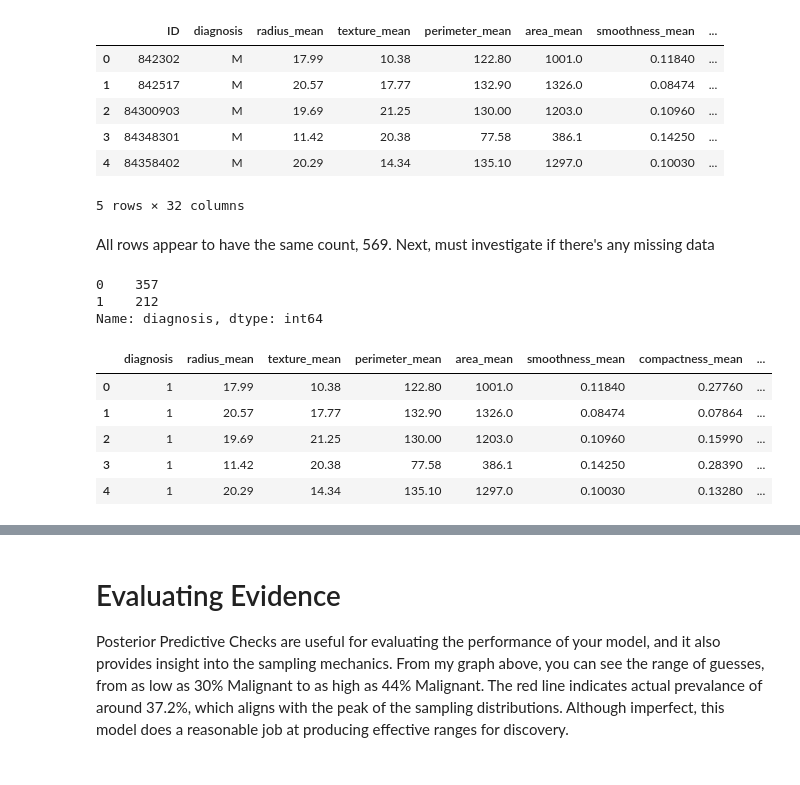
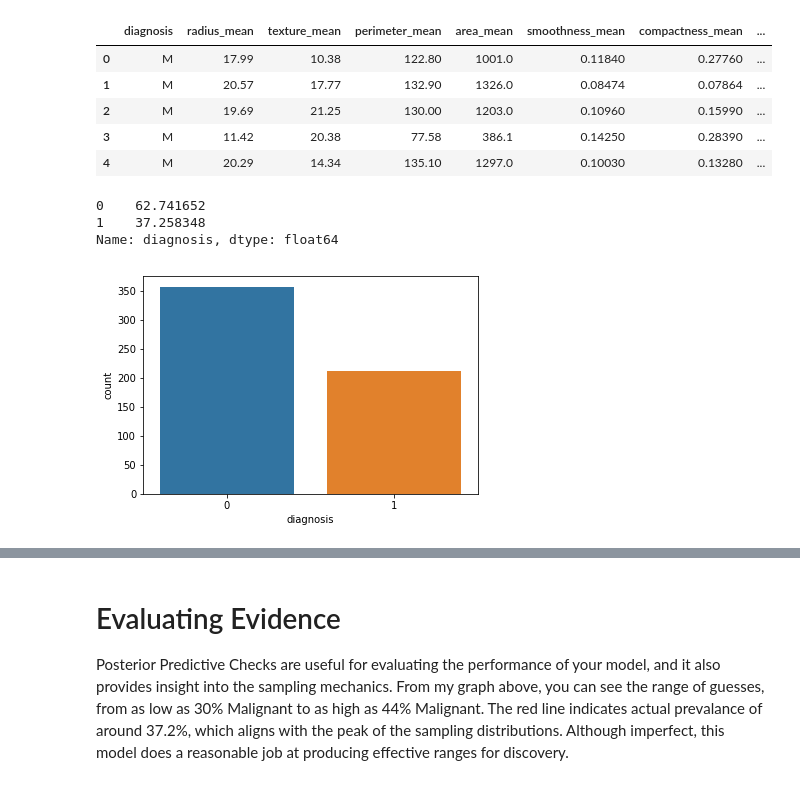
Before and after one commit to jjsr93/bayesian-modeling, a Jupyter notebook: Bayesian+Model+-+Breast+Cancer.ipynb, the cells around one changed output, grey strips where cells are left out. Saved outputs shown, nothing was run; the diff lists cells and outputs as text; code cells hidden in the pictures.

```diff
--- a/Bayesian+Model+-+Breast+Cancer.ipynb
+++ b/Bayesian+Model+-+Breast+Cancer.ipynb
@@ -28,0 +23,4 @@ Index(['ID', 'diagnosis', 'radius_mean', 'texture_mean', 'perimeter_mean',
+# %%
+import pandas as pd
+data = pd.read_csv('cancer.csv')
+data.head()
@@ -29,35 +35,22 @@ Index(['ID', 'diagnosis', 'radius_mean', 'texture_mean', 'perimeter_mean',
 # %%
 # Construct DataFrame
+column_names = ['diagnosis', 'radius_mean', 'texture_mean', 'perimeter_mean', 'area_mean', 'smoothness_mean', 'compactness_mean', 'concavity_mean', 'concave points_mean','symmetry_mean','fractal_dimension_mean']
 df = pd.DataFrame(data=data, columns=column_names)
 df.head()
 # %% [output]
-|  | ID | diagnosis | radius_mean | texture_mean | perimeter_mean | area_mean | smoothness_mean | ... |
-| 0 | 842302 | M | 17.99 | 10.38 | 122.80 | 1001.0 | 0.11840 | ... |
-| 1 | 842517 | M | 20.57 | 17.77 | 132.90 | 1326.0 | 0.08474 | ... |
-| 2 | 84300903 | M | 19.69 | 21.25 | 130.00 | 1203.0 | 0.10960 | ... |
-| 3 | 84348301 | M | 11.42 | 20.38 | 77.58 | 386.1 | 0.14250 | ... |
-| 4 | 84358402 | M | 20.29 | 14.34 | 135.10 | 1297.0 | 0.10030 | ... |
+|  | diagnosis | radius_mean | texture_mean | perimeter_mean | area_mean | smoothness_mean | compactness_mean | ... |
+| 0 | M | 17.99 | 10.38 | 122.80 | 1001.0 | 0.11840 | 0.27760 | ... |
+| 1 | M | 20.57 | 17.77 | 132.90 | 1326.0 | 0.08474 | 0.07864 | ... |
+| 2 | M | 19.69 | 21.25 | 130.00 | 1203.0 | 0.10960 | 0.15990 | ... |
+| 3 | M | 11.42 | 20.38 | 77.58 | 386.1 | 0.14250 | 0.28390 | ... |
+| 4 | M | 20.29 | 14.34 | 135.10 | 1297.0 | 0.10030 | 0.13280 | ... |
-5 rows × 32 columns
-# %% [markdown]
-All rows appear to have the same count, 569. Next, must investigate if there's any missing data
 # %%
 df['diagnosis'] = df['diagnosis'].astype('category').cat.codes
-
-df['diagnosis'].value_counts()
+sns.countplot(df.diagnosis)
+df.diagnosis.value_counts(normalize=True)*100
 # %% [output]
-0    357
-1    212
-Name: diagnosis, dtype: int64
+0    62.741652
+1    37.258348
+Name: diagnosis, dtype: float64
+[figure, added]
-# %%
-# Utilize Means of samples only
-
-data = df.loc[:, 'diagnosis':'concavity_mean']
-data.head()
-# %% [output]
-|  | diagnosis | radius_mean | texture_mean | perimeter_mean | area_mean | smoothness_mean | compactness_mean | ... |
-| 0 | 1 | 17.99 | 10.38 | 122.80 | 1001.0 | 0.11840 | 0.27760 | ... |
-| 1 | 1 | 20.57 | 17.77 | 132.90 | 1326.0 | 0.08474 | 0.07864 | ... |
-| 2 | 1 | 19.69 | 21.25 | 130.00 | 1203.0 | 0.10960 | 0.15990 | ... |
-| 3 | 1 | 11.42 | 20.38 | 77.58 | 386.1 | 0.14250 | 0.28390 | ... |
-| 4 | 1 | 20.29 | 14.34 | 135.10 | 1297.0 | 0.10030 | 0.13280 | ... |
 # %%
```
Also changed, not shown: parts of 16 cells of this notebook.
